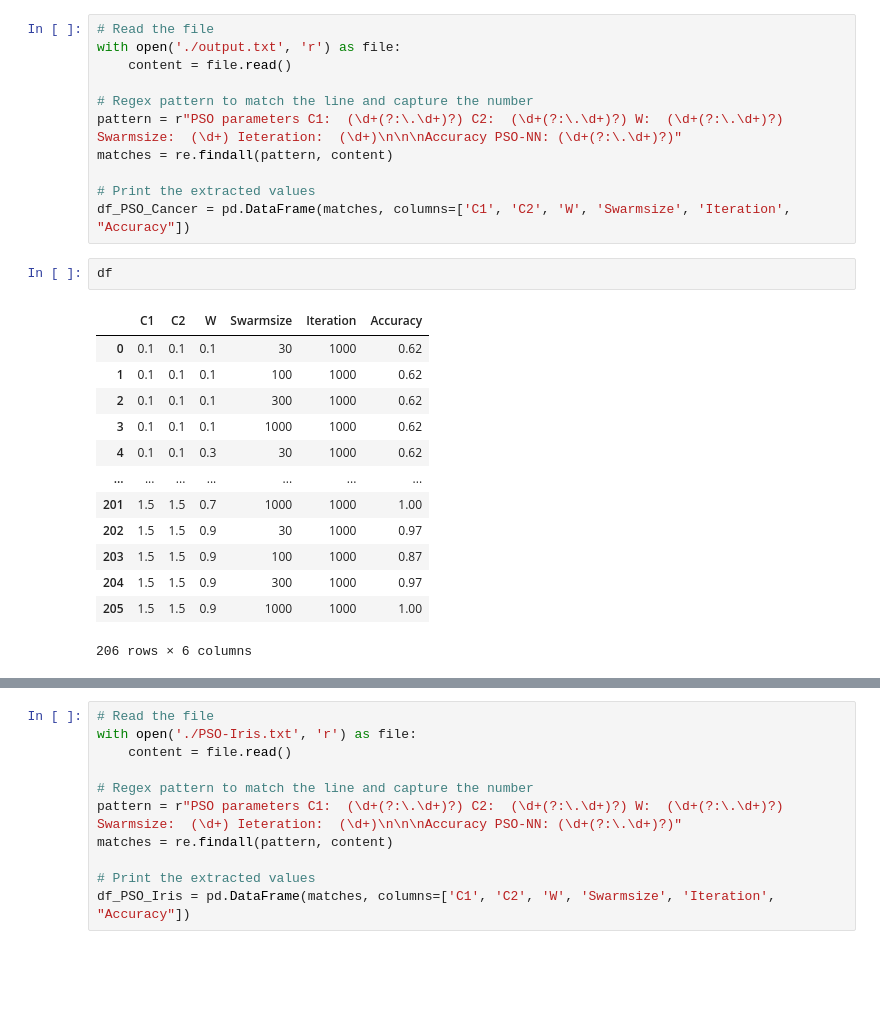
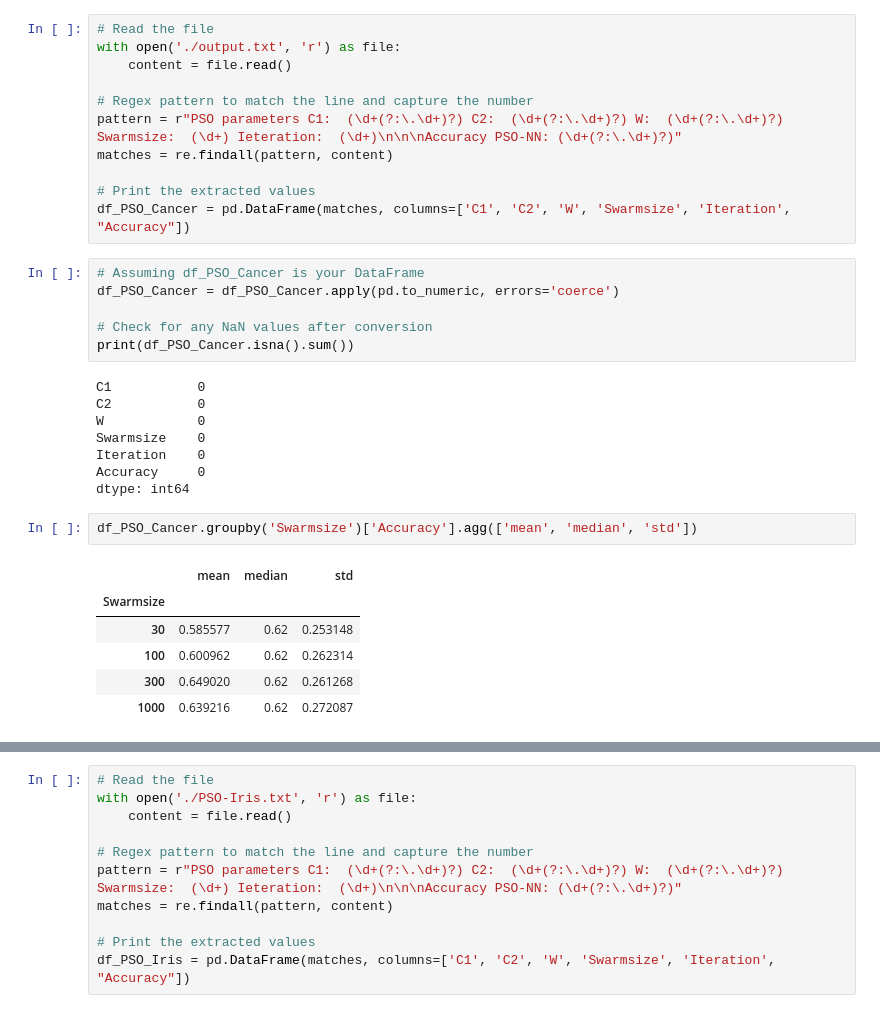
Before and after one commit to GuiOli91/SOS_SI, a Jupyter notebook: 2_part/extract_data.ipynb, the cells around one changed output, grey strips where cells are left out. Cells and saved outputs as stored; diff of their text form; blank space fills up the shorter version.

```diff
--- a/2_part/extract_data.ipynb
+++ b/2_part/extract_data.ipynb
@@ -68,19 +68,26 @@ matches = re.findall(pattern, content)
 
 # Print the extracted values
 df_PSO_Cancer = pd.DataFrame(matches, columns=['C1', 'C2', 'W', 'Swarmsize', 'Iteration', "Accuracy"])
-# %%
-df
-# %% [output]
-|  | C1 | C2 | W | Swarmsize | Iteration | Accuracy |
-| 0 | 0.1 | 0.1 | 0.1 | 30 | 1000 | 0.62 |
-| 1 | 0.1 | 0.1 | 0.1 | 100 | 1000 | 0.62 |
-| 2 | 0.1 | 0.1 | 0.1 | 300 | 1000 | 0.62 |
-| 3 | 0.1 | 0.1 | 0.1 | 1000 | 1000 | 0.62 |
-| 4 | 0.1 | 0.1 | 0.3 | 30 | 1000 | 0.62 |
-| ... | ... | ... | ... | ... | ... | ... |
-| 201 | 1.5 | 1.5 | 0.7 | 1000 | 1000 | 1.00 |
-| 202 | 1.5 | 1.5 | 0.9 | 30 | 1000 | 0.97 |
-| 203 | 1.5 | 1.5 | 0.9 | 100 | 1000 | 0.87 |
-| 204 | 1.5 | 1.5 | 0.9 | 300 | 1000 | 0.97 |
-| 205 | 1.5 | 1.5 | 0.9 | 1000 | 1000 | 1.00 |
-206 rows × 6 columns
+# %%
+# Assuming df_PSO_Cancer is your DataFrame
+df_PSO_Cancer = df_PSO_Cancer.apply(pd.to_numeric, errors='coerce')
+
+# Check for any NaN values after conversion
+print(df_PSO_Cancer.isna().sum())
+# %% [output]
+C1           0
+C2           0
+W            0
+Swarmsize    0
+Iteration    0
+Accuracy     0
+dtype: int64
+# %%
+df_PSO_Cancer.groupby('Swarmsize')['Accuracy'].agg(['mean', 'median', 'std'])
+# %% [output]
+|  | mean | median | std |
+| Swarmsize |  |  |  |
+| 30 | 0.585577 | 0.62 | 0.253148 |
+| 100 | 0.600962 | 0.62 | 0.262314 |
+| 300 | 0.649020 | 0.62 | 0.261268 |
+| 1000 | 0.639216 | 0.62 | 0.272087 |
```
Also changed, not shown: parts of 8 cells of this notebook, 1 other file.
